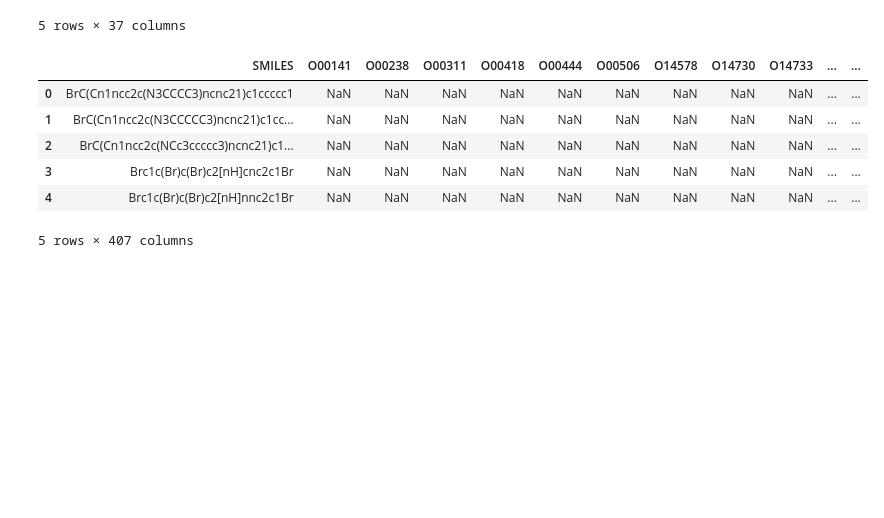
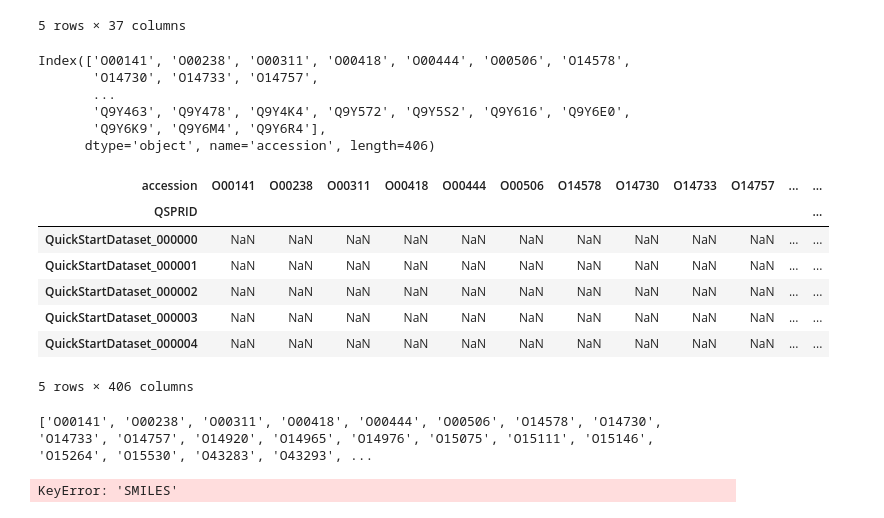
Before and after one commit to thijmenwroos/ppk, a Jupyter notebook: test_kin/test_kin.ipynb, the cells around one changed output. Saved outputs shown, nothing was run; the diff lists cells and outputs as text; code cells hidden in the pictures; blank space fills up the shorter version.

```diff
--- a/test_kin/test_kin.ipynb
+++ b/test_kin/test_kin.ipynb
@@ -275,28 +277,40 @@ display(df.head())
 5 rows × 37 columns
 # %%
 # pivot the dataframe to have the accession as columns
-df = df.pivot(index="SMILES", columns="accession", values="pchembl_value_Mean")
-df.columns.name = None
-df.reset_index(inplace=True)
+df = df.pivot(index="QSPRID", columns="accession", values="pchembl_value_Mean")
+#df.columns.name = None
+#df.reset_index(inplace=True)
+print(df.columns)
 
 display(df.head())
+#Teams message + delete smiles
 # %% [output]
+Index(['O00141', 'O00238', 'O00311', 'O00418', 'O00444', 'O00506', 'O14578',
+       'O14730', 'O14733', 'O14757',
+       ...
+       'Q9Y463', 'Q9Y478', 'Q9Y4K4', 'Q9Y572', 'Q9Y5S2', 'Q9Y616', 'Q9Y6E0',
+       'Q9Y6K9', 'Q9Y6M4', 'Q9Y6R4'],
+      dtype='object', name='accession', length=406)
-|  | SMILES | O00141 | O00238 | O00311 | O00418 | O00444 | O00506 | O14578 | O14730 | O14733 | ... | ... |
-| 0 | BrC(Cn1ncc2c(N3CCCC3)ncnc21)c1ccccc1 | NaN | NaN | NaN | NaN | NaN | NaN | NaN | NaN | NaN | ... | ... |
-| 1 | BrC(Cn1ncc2c(N3CCCCC3)ncnc21)c1cc... | NaN | NaN | NaN | NaN | NaN | NaN | NaN | NaN | NaN | ... | ... |
-| 2 | BrC(Cn1ncc2c(NCc3ccccc3)ncnc21)c1... | NaN | NaN | NaN | NaN | NaN | NaN | NaN | NaN | NaN | ... | ... |
-| 3 | Brc1c(Br)c(Br)c2[nH]cnc2c1Br | NaN | NaN | NaN | NaN | NaN | NaN | NaN | NaN | NaN | ... | ... |
-| 4 | Brc1c(Br)c(Br)c2[nH]nnc2c1Br | NaN | NaN | NaN | NaN | NaN | NaN | NaN | NaN | NaN | ... | ... |
+| accession | O00141 | O00238 | O00311 | O00418 | O00444 | O00506 | O14578 | O14730 | O14733 | O14757 | ... | ... |
+| QSPRID |  |  |  |  |  |  |  |  |  |  |  | ... |
+| QuickStartDataset_000000 | NaN | NaN | NaN | NaN | NaN | NaN | NaN | NaN | NaN | NaN | ... | ... |
+| QuickStartDataset_000001 | NaN | NaN | NaN | NaN | NaN | NaN | NaN | NaN | NaN | NaN | ... | ... |
+| QuickStartDataset_000002 | NaN | NaN | NaN | NaN | NaN | NaN | NaN | NaN | NaN | NaN | ... | ... |
+| QuickStartDataset_000003 | NaN | NaN | NaN | NaN | NaN | NaN | NaN | NaN | NaN | NaN | ... | ... |
+| QuickStartDataset_000004 | NaN | NaN | NaN | NaN | NaN | NaN | NaN | NaN | NaN | NaN | ... | ... |
-5 rows × 407 columns
+5 rows × 406 columns
+# %%
+column_list = list(df.columns)
+print (column_list)
+# %% [output]
+['O00141', 'O00238', 'O00311', 'O00418', 'O00444', 'O00506', 'O14578', 'O14730', 'O14733', 'O14757', 'O14920', 'O14965', 'O14976', 'O15075', 'O15111', 'O15146', 'O15264', 'O15530', 'O43283', 'O43293', ...
 # %%
 from qsprpred.data import QSPRDataset
 from sklearn.impute import SimpleImputer
 
-target_props = [
-    {"name": "P0DMS8", "task": "REGRESSION", "imputer": SimpleImputer(strategy="mean")},
-    {"name": "P29274", "task": "REGRESSION", "imputer": SimpleImputer(strategy="mean")},
-    {"name": "P29275", "task": "REGRESSION", "imputer": SimpleImputer(strategy="mean")},
-    {"name": "P30542", "task": "REGRESSION", "imputer": SimpleImputer(strategy="mean")}]
+target_props = []
+for target in column_list:
+    target_props.append({'name': target, 'task': "REGRESSION"})
 
 dataset = QSPRDataset(
     name="MultiTaskTutorialDataset",
@@ -304,9 +318,12 @@ dataset = QSPRDataset(
     target_props=target_props,
     store_dir="../../tutorial_output/data",
     random_state=42,
+    drop_empty=False,
 )
 
 dataset.getDF()
+# %% [output]
+KeyError: 'SMILES'
 # %%
 from qsprpred.models import SklearnMetrics
 from qsprpred.models import MaskedMetric
```
Also changed, not shown: parts of 1 cell of this notebook.
